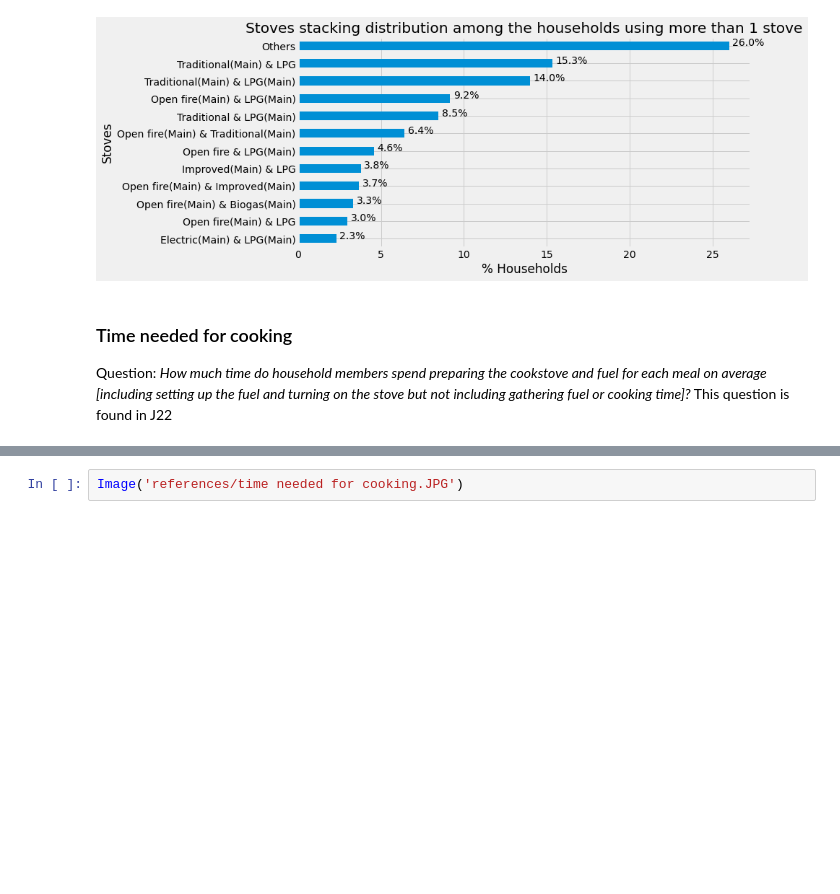
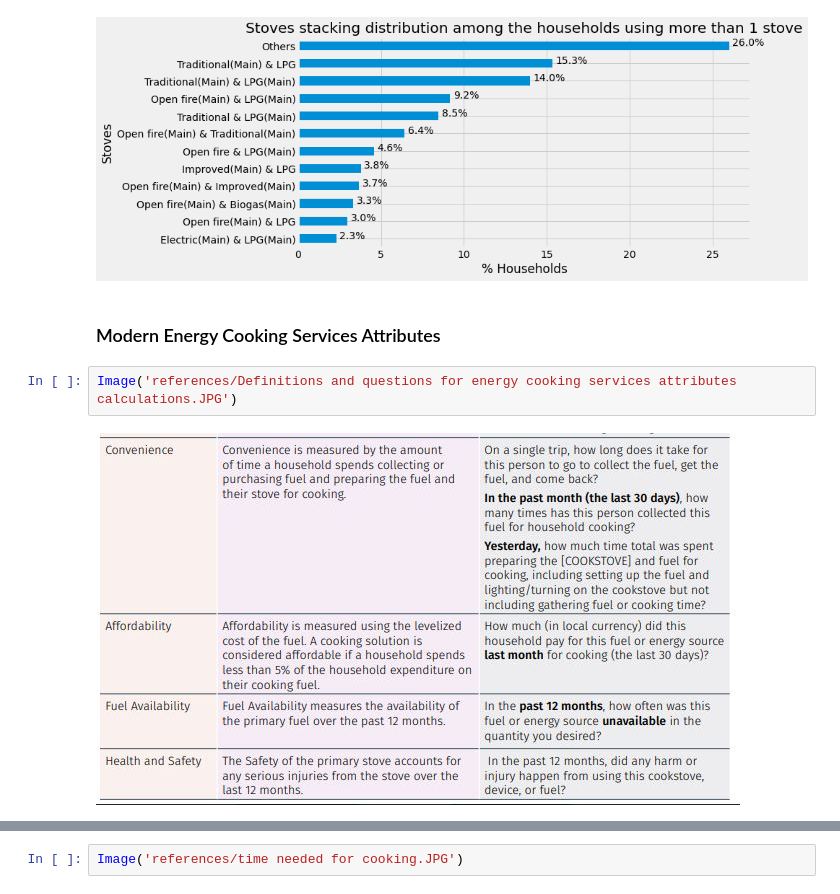
Before and after one commit to alfonsocaiazzo/esmap-mtf-data, a Jupyter notebook: Nepal/Nepal - Cook stove Analysis.ipynb, the cells around one changed output, grey strips where cells are left out. Drawn from its saved outputs; the diff is of its cells as text; blank space fills up the shorter version.

Commit message:
Added Convenience Attribute

```diff
--- a/Nepal/Nepal - Cook stove Analysis.ipynb
+++ b/Nepal/Nepal - Cook stove Analysis.ipynb
@@ -383,10 +383,9 @@ plt.xlabel('% Households');
 plt.ylabel('Stoves');
 # %% [output]
 [figure]
-# %% [markdown]
-### Time needed for cooking
-
-
-
-Question: *How much time do household members spend preparing the cookstove and fuel for each meal on average [including
-setting up the fuel and turning on the stove but not including gathering fuel or cooking time]?* This question is found in J22
+# %% [markdown]
+### Modern Energy Cooking Services Attributes
+# %%
+Image('references/Definitions and questions for energy cooking services attributes calculations.JPG')
+# %% [output]
+[figure, added]
```
Also changed, not shown: parts of 25 cells of this notebook, 5 other files.
